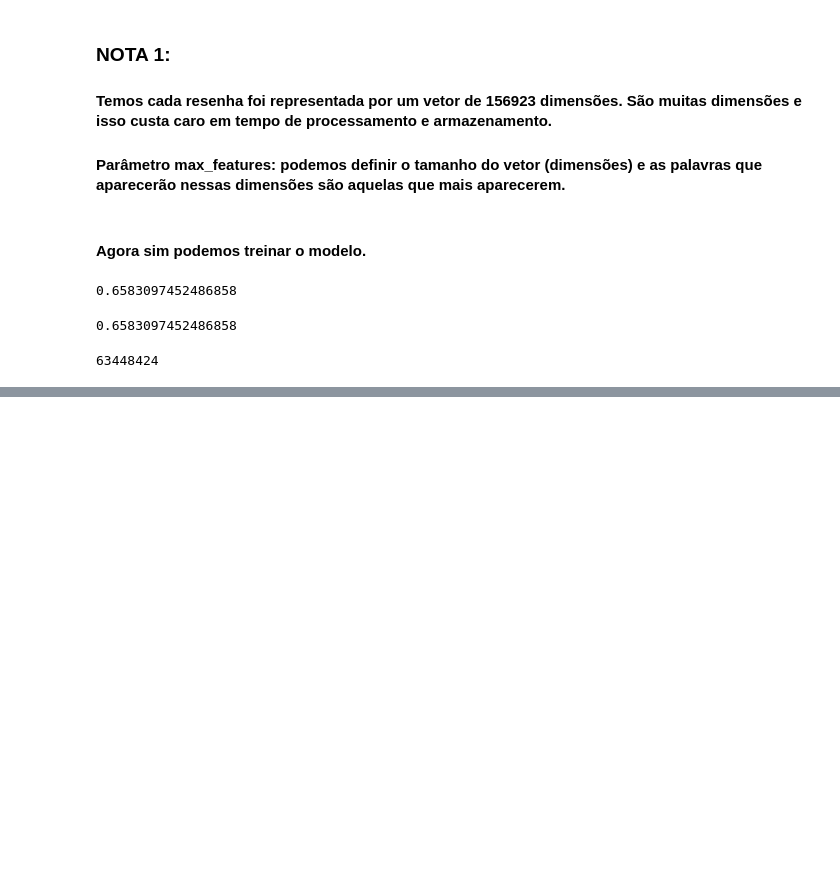
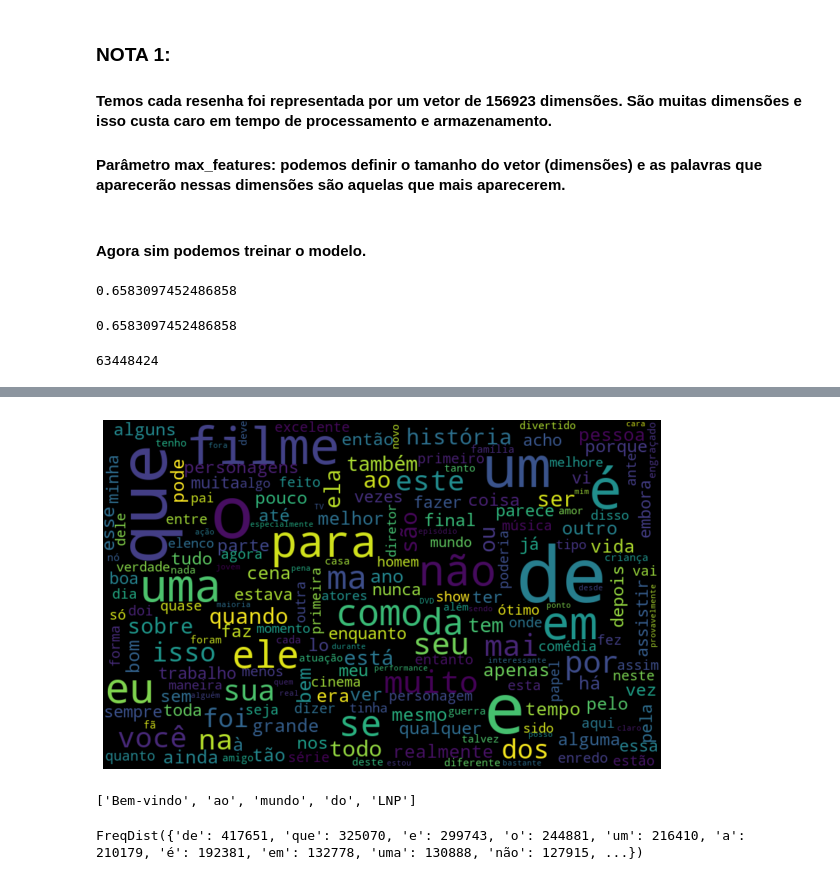
Before and after one commit to silsantos/Deep_Learning, a Jupyter notebook: 1.intro_nlp.ipynb, the cells around one changed output, grey strips where cells are left out. Saved outputs shown, nothing was run; the diff lists cells and outputs as text; code cells hidden in the pictures; blank space fills up the shorter version.

Commit message:
Tokenização

```diff
--- a/1.intro_nlp.ipynb
+++ b/1.intro_nlp.ipynb
@@ -204,0 +246,16 @@ plt.show()
+# %%
+# Definindo funções para criação de nuvem de palavras com sentimentos positivos:
+
+def nuvem_positiva(texto, coluna_texto):
+
+    texto_positivo = texto.query('sentiment == "pos"')
+    todas_palavras = ' '.join([texto for texto in texto_positivo[coluna_texto]])
+
+    nuvem_palavras = WordCloud(width = 800, height = 500,
+                               max_font_size = 110,
+                               collocations = False).generate(todas_palavras)
+
+    plt.figure(figsize = (10,7))
+    plt.imshow(nuvem_palavras, interpolation = 'bilinear')
+    plt.axis('off')
+    plt.show()
@@ -204,0 +266,4 @@ plt.show()
+# %%
+nuvem_positiva(resenha, 'text_pt')
+# %% [output]
+[figure, added]
@@ -204,0 +274,12 @@ plt.show()
+# %%
+# Tokenizando frases: Separar cada palavra como um elemento
+
+from nltk import tokenize
+
+frase_teste = 'Bem-vindo ao mundo do LNP'
+
+token_por_espaco = tokenize.WhitespaceTokenizer() # Separará sempre que houver um espaço.
+token_frase = token_por_espaco.tokenize(frase_teste)
+print(token_frase_teste)
+# %% [output]
+['Bem-vindo', 'ao', 'mundo', 'do', 'LNP']
@@ -204,0 +290,7 @@ plt.show()
+# %%
+# Calculando a frequência das palavras:
+
+frequencias = nltk.FreqDist(token_frases) #precisamos passar como parâmetro uma lista na qual cada palavra será um elemento da mesma.
+frequencias
+# %% [output]
+FreqDist({'de': 417651, 'que': 325070, 'e': 299743, 'o': 244881, 'um': 216410, 'a': 210179, 'é': 192381, 'em': 132778, 'uma': 130888, 'não': 127915, ...})
```
Also changed, not shown: parts of 13 cells of this notebook.
